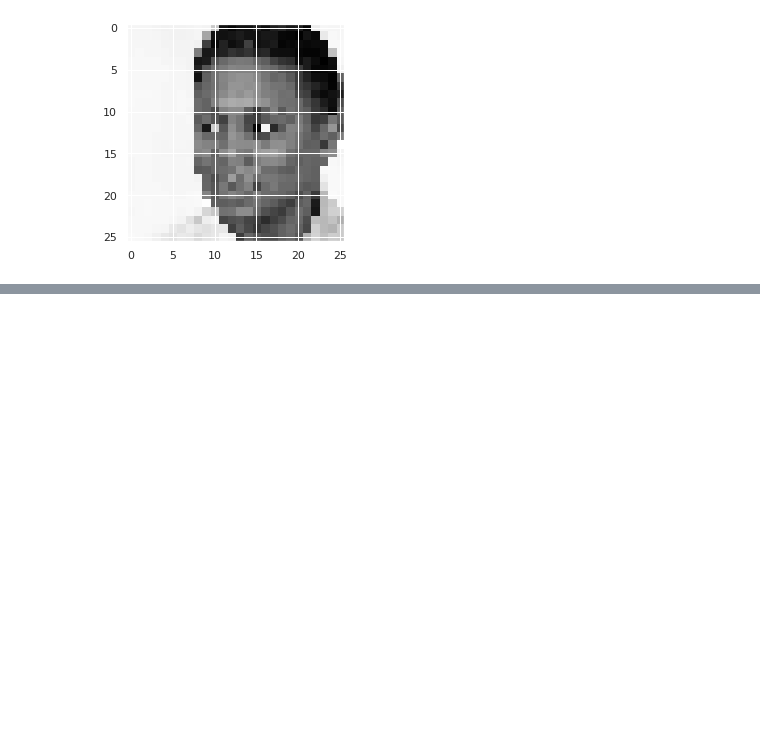
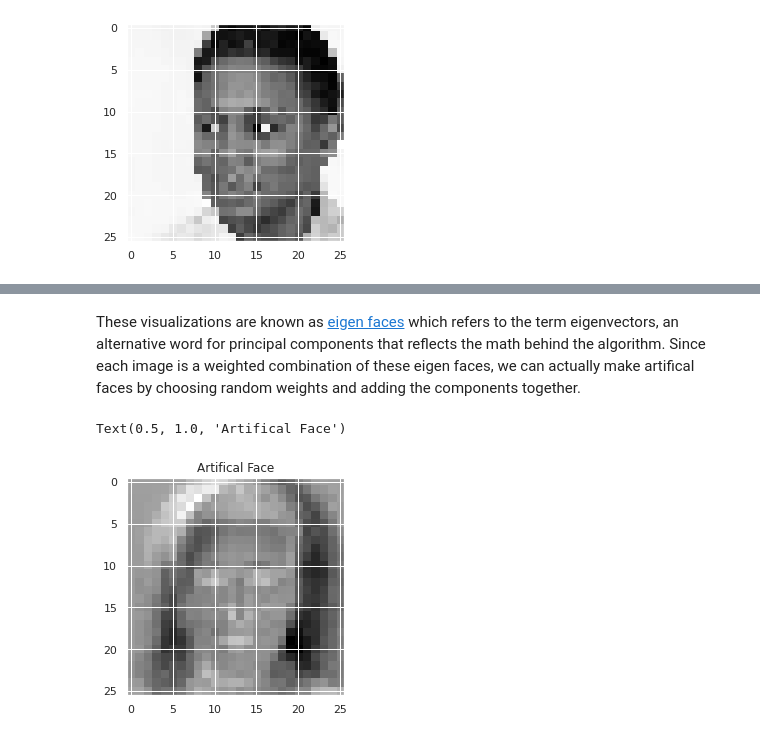
Before and after one commit to ntolley/ds_examples, a Jupyter notebook: PCA.ipynb, the cells around one changed output, grey strips where cells are left out. Cells and saved outputs as stored; diff of their text form; code cells hidden in the pictures; blank space fills up the shorter version.

```diff
--- a/PCA.ipynb
+++ b/PCA.ipynb
@@ -96,0 +130,14 @@ for ax, idx in zip(axs.reshape(-1), component_list):
+# %% [markdown]
+These visualizations are known as [eigen faces](https://en.wikipedia.org/wiki/Eigenface) which refers to the term eigenvectors, an alternative word for principal components that reflects the math behind the algorithm. Since each image is a weighted combination of these eigen faces, we can actually make artifical faces by choosing random weights and adding the components together.
+# %%
+n_components = 50
+weights = np.random.rand(50)*200 - 5
+new_image = np.zeros(image_shape)
+for idx in range(n_components):
+    new_image += weights[idx] * pca.components_[idx, :].reshape(image_shape) * pca.explained_variance_[idx]
+
+plt.imshow(new_image, cmap='gray')
+plt.title('Artifical Face')
+# %% [output]
+Text(0.5, 1.0, 'Artifical Face')
+[figure, added]
```
Also changed, not shown: parts of 16 cells of this notebook.
